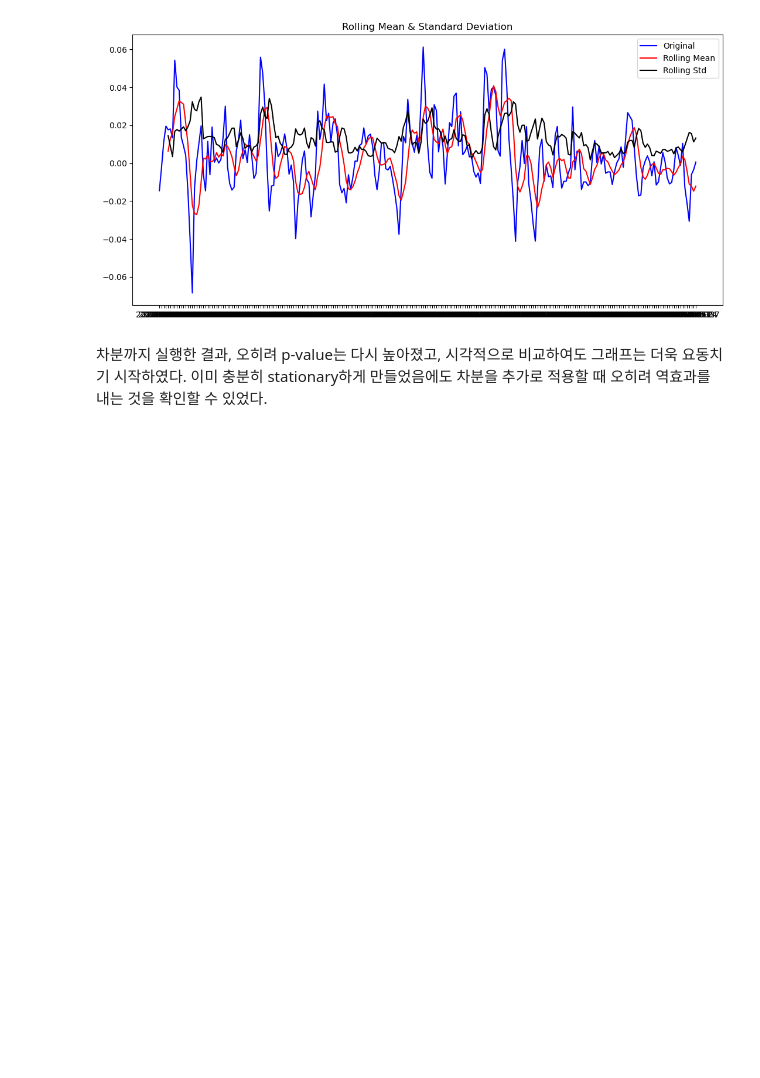
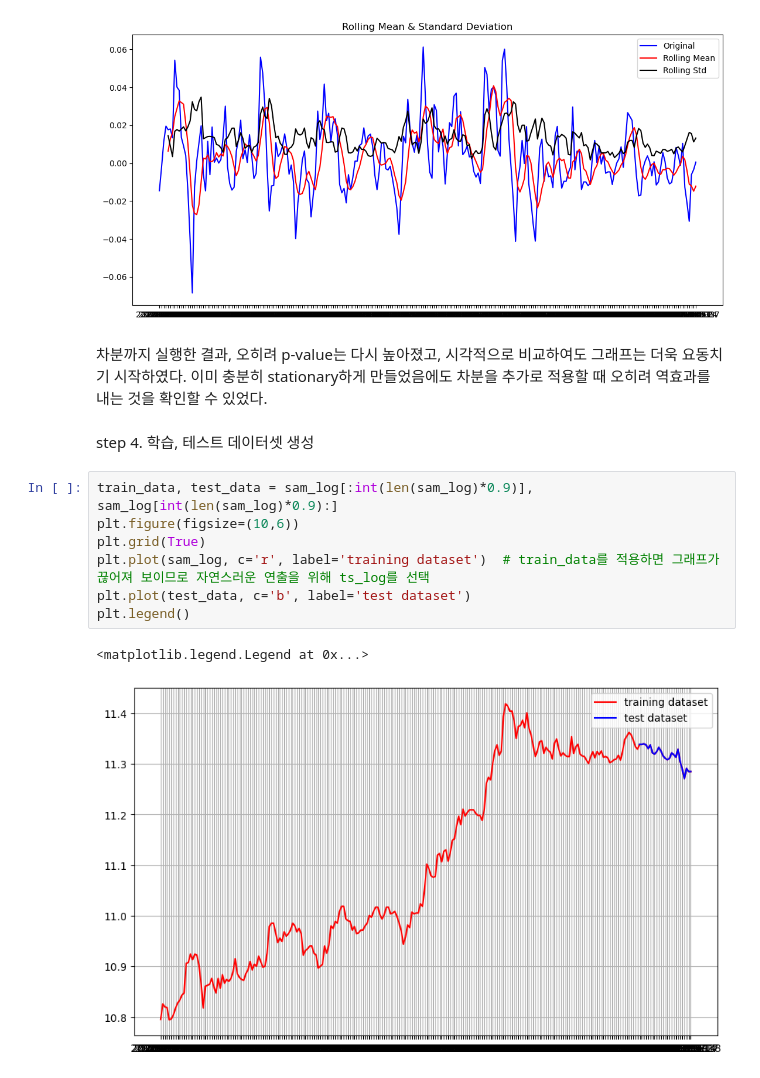
Before and after one commit to doldol1/edu-repo, a Jupyter notebook: [E-04]ARIMA_model.ipynb, the cells around one changed output. Cells and saved outputs as stored; diff of their text form; blank space fills up the shorter version.

```diff
--- a/[E-04]ARIMA_model.ipynb
+++ b/[E-04]ARIMA_model.ipynb
@@ -241,3 +201,15 @@ plot_rolling_statistics(sam_log_mov_avg_shift, window=5)
 [figure]
 # %% [markdown]
 차분까지 실행한 결과, 오히려 p-value는 다시 높아졌고, 시각적으로 비교하여도 그래프는 더욱 요동치기 시작하였다. 이미 충분히 stationary하게 만들었음에도 차분을 추가로 적용할 때 오히려 역효과를 내는 것을 확인할 수 있었다.
+# %% [markdown]
+step 4. 학습, 테스트 데이터셋 생성
+# %%
+train_data, test_data = sam_log[:int(len(sam_log)*0.9)], sam_log[int(len(sam_log)*0.9):]
+plt.figure(figsize=(10,6))
+plt.grid(True)
+plt.plot(sam_log, c='r', label='training dataset')  # train_data를 적용하면 그래프가 끊어져 보이므로 자연스러운 연출을 위해 ts_log를 선택
+plt.plot(test_data, c='b', label='test dataset')
+plt.legend()
+# %% [output]
+<matplotlib.legend.Legend at 0x...>
+[figure, added]
```
Also changed, not shown: parts of 69 cells of this notebook, 2 other files.
